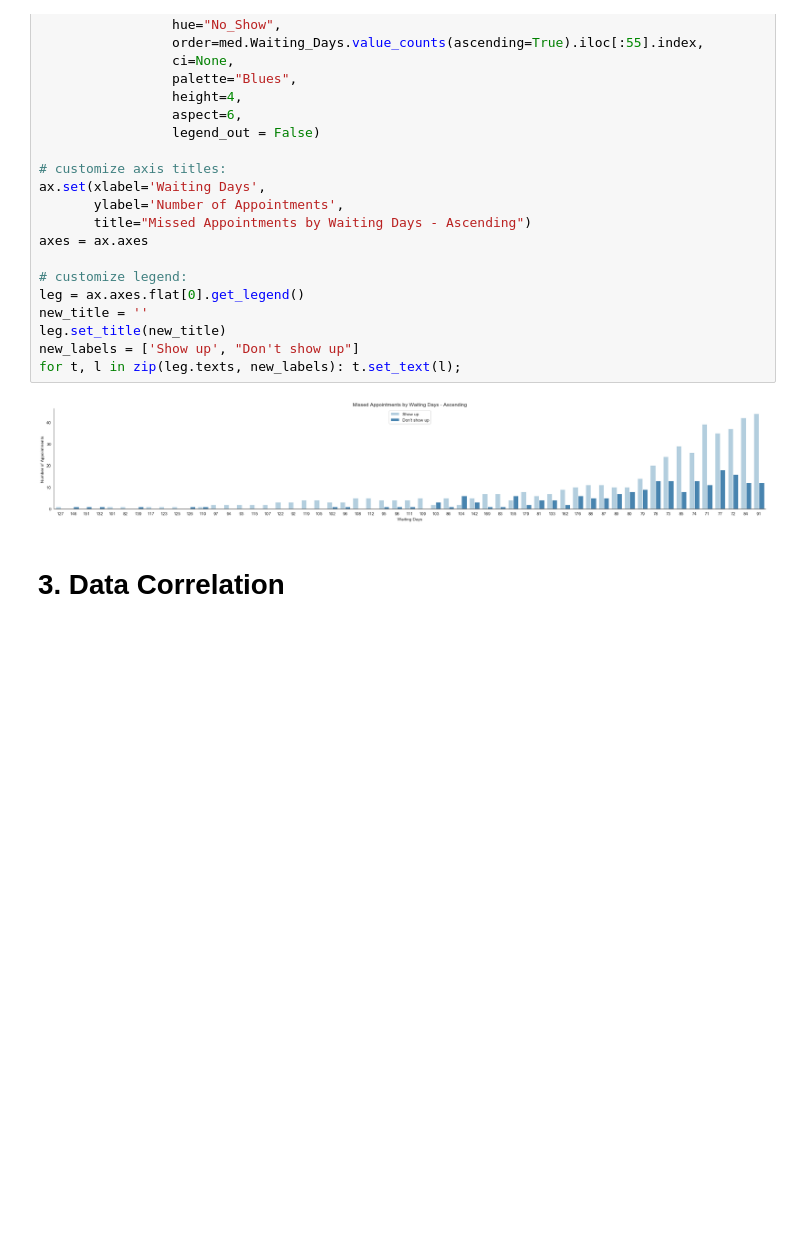
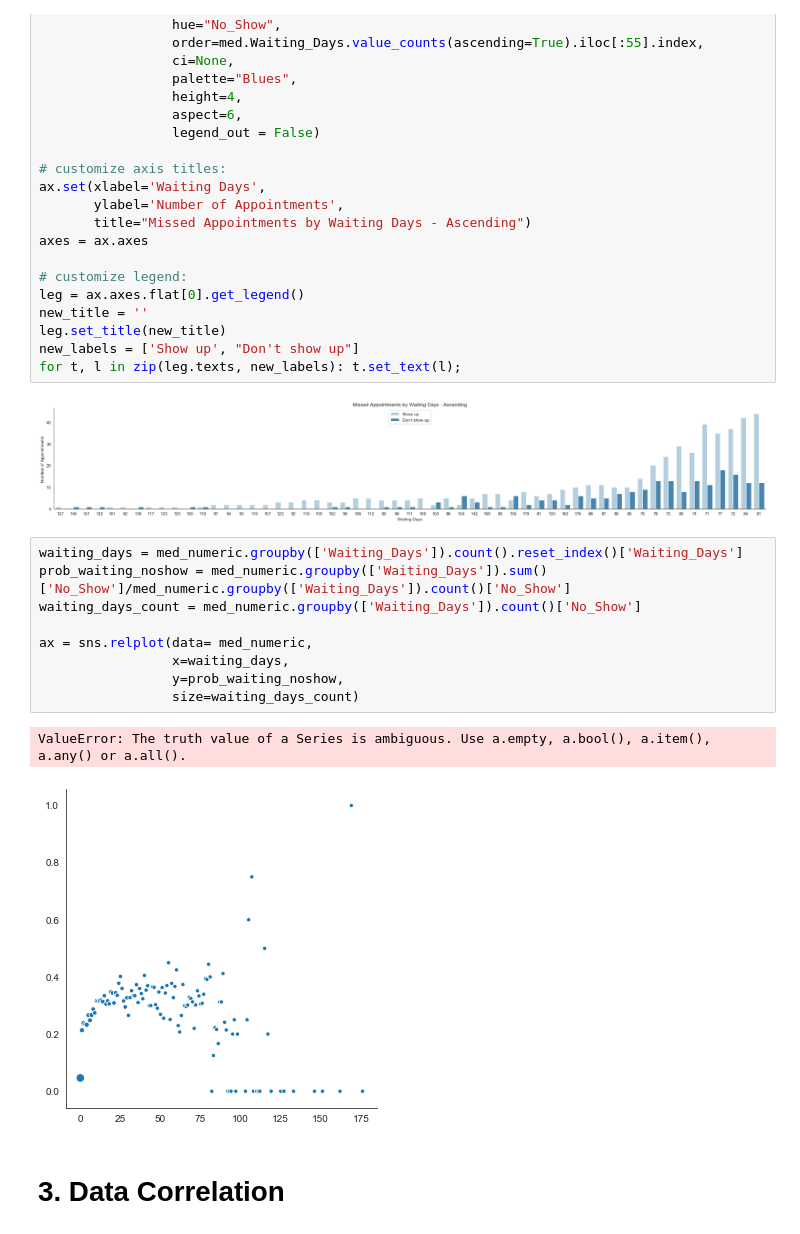
Before and after one commit to ironhack-datalabs/data-ber-10-19, a Jupyter notebook: module-3_projects/final-project/Medical_Appointments/Data_Visualization.ipynb, the cells around one changed output. Drawn from its saved outputs; the diff is of its cells as text; blank space fills up the shorter version.

```diff
--- a/module-3_projects/final-project/Medical_Appointments/Data_Visualization.ipynb
+++ b/module-3_projects/final-project/Medical_Appointments/Data_Visualization.ipynb
@@ -444,6 +494,18 @@ new_labels = ['Show up', "Don't show up"]
 for t, l in zip(leg.texts, new_labels): t.set_text(l);
 # %% [output]
 [figure]
+# %%
+waiting_days = med_numeric.groupby(['Waiting_Days']).count().reset_index()['Waiting_Days']
+prob_waiting_noshow = med_numeric.groupby(['Waiting_Days']).sum()['No_Show']/med_numeric.groupby(['Waiting_Days']).count()['No_Show']
+waiting_days_count = med_numeric.groupby(['Waiting_Days']).count()['No_Show']
+
+ax = sns.relplot(data= med_numeric,
+                 x=waiting_days,
+                 y=prob_waiting_noshow,
+                 size=waiting_days_count)
+# %% [output]
+ValueError: The truth value of a Series is ambiguous. Use a.empty, a.bool(), a.item(), a.any() or a.all().
+[figure, added]
 # %% [markdown]
 # 3. Data Correlation
 # %% [markdown]
```
Also changed, not shown: parts of 8 cells of this notebook, 3 other files.
